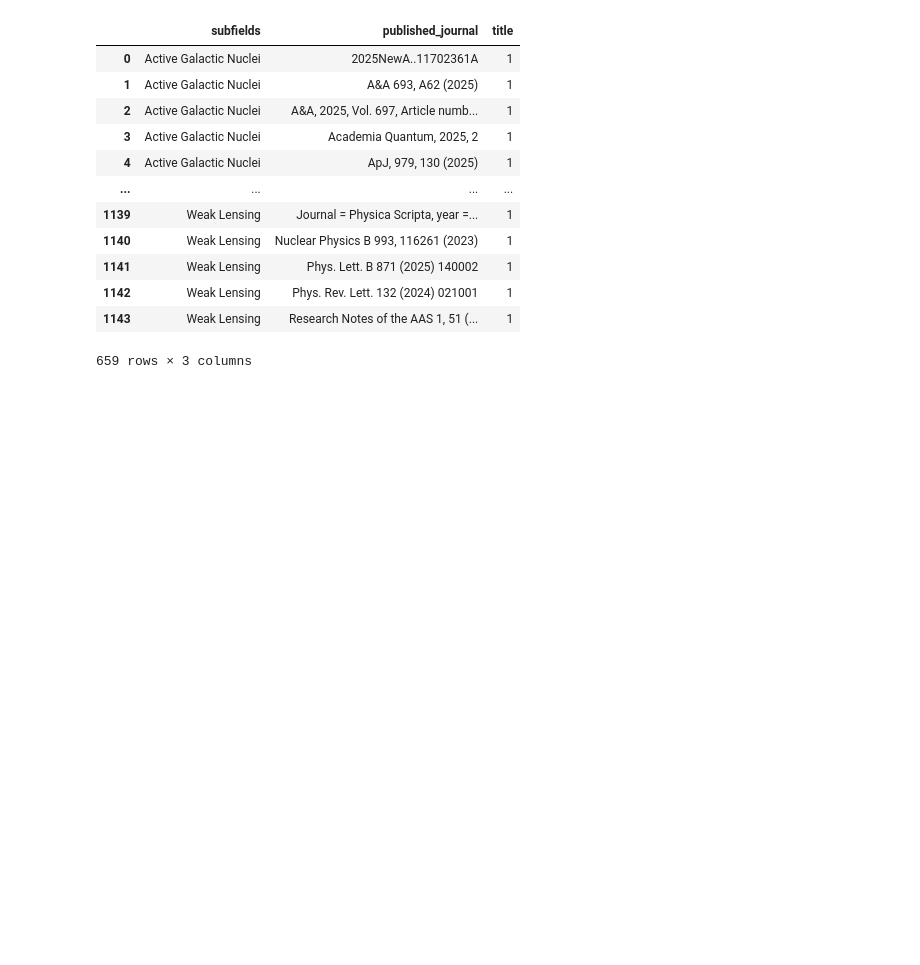
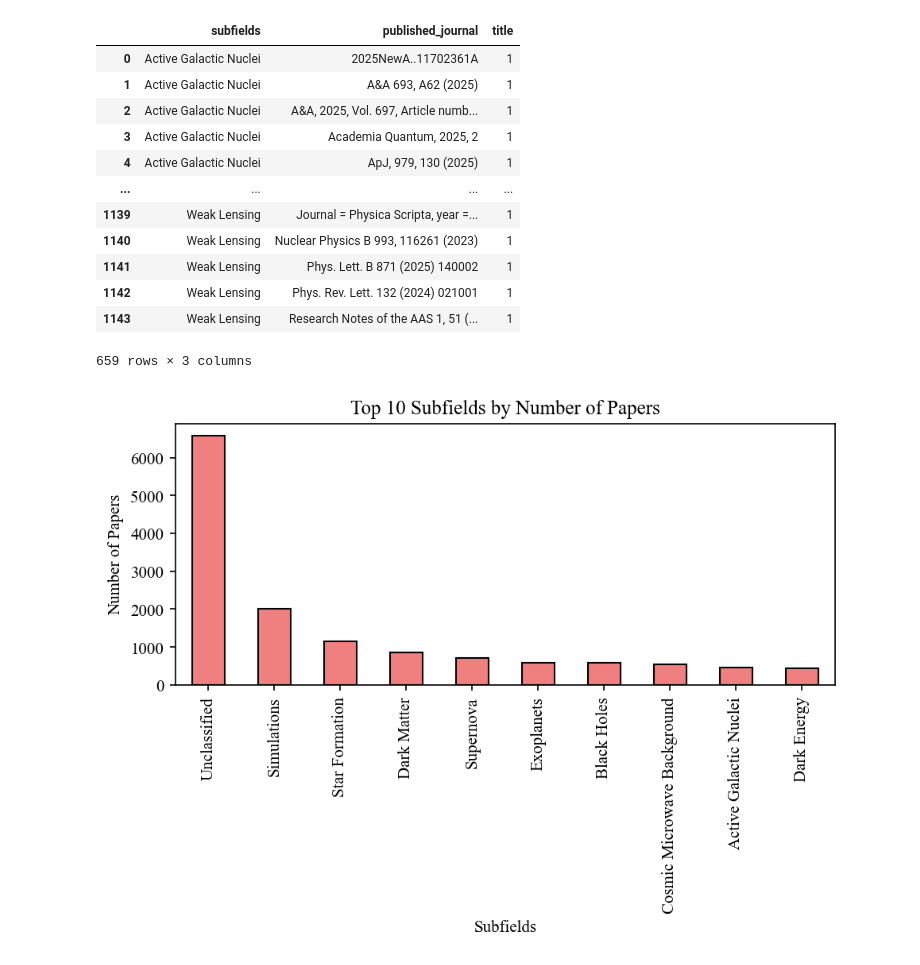
Before and after one commit to romms921/arXiver, a Jupyter notebook: subfields.ipynb, the cells around one changed output. Cells and saved outputs as stored; diff of their text form; code cells hidden in the pictures; blank space fills up the shorter version.

Commit message:
subfields update

```diff
--- a/subfields.ipynb
+++ b/subfields.ipynb
@@ -233,3 +233,14 @@ subfield_journal_counts
 | 1142 | Weak Lensing | Phys. Rev. Lett. 132 (2024) 021001 | 1 |
 | 1143 | Weak Lensing | Research Notes of the AAS 1, 51 (... | 1 |
 659 rows × 3 columns
+# %%
+# Display top 10 subfields by number of papers
+top_subfields = data['subfields'].value_counts().head(10)
+top_subfields.plot(kind='bar', color='lightcoral', edgecolor='black')
+plt.xlabel('Subfields')
+plt.ylabel('Number of Papers')
+plt.title('Top 10 Subfields by Number of Papers')
+plt.tight_layout()
+plt.show()
+# %% [output]
+[figure, added]
```
